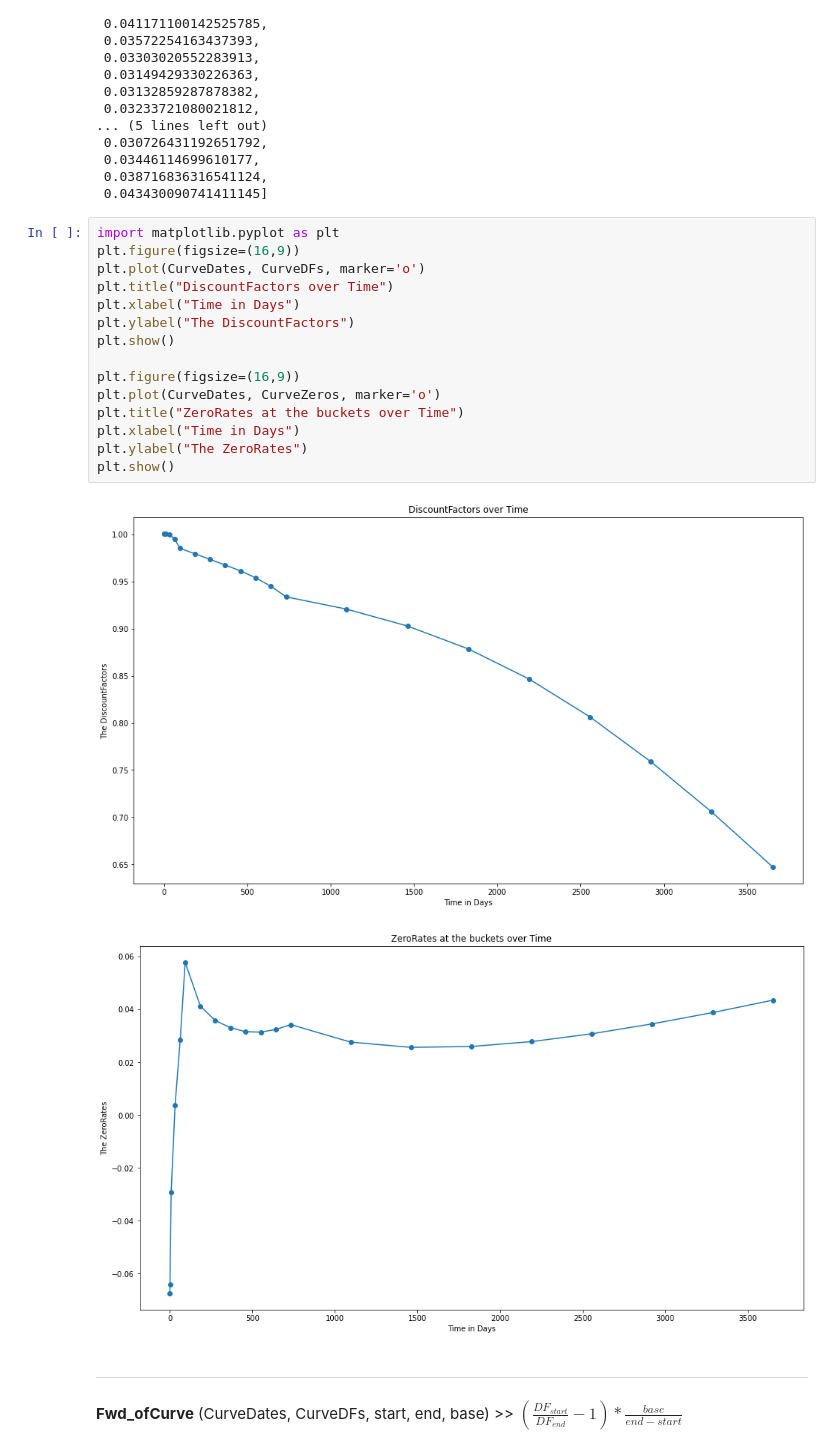
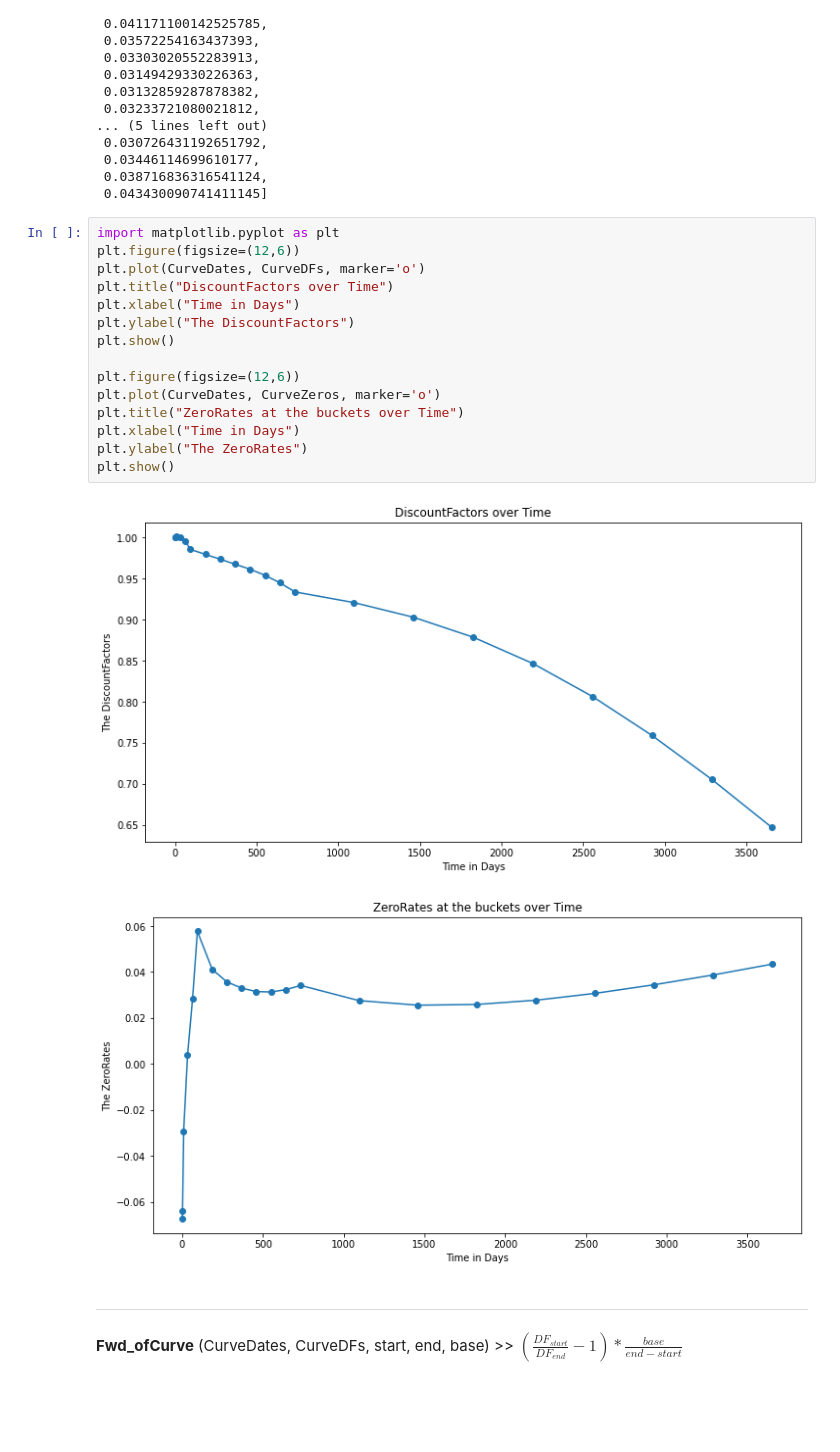
Before and after one commit to adrianphilo/finance, a Jupyter notebook: de/equbotic/finance/financeBas.ipynb, the cells around one changed output. Drawn from its saved outputs; the diff is of its cells as text; blank space fills up the shorter version.

```diff
--- a/de/equbotic/finance/financeBas.ipynb
+++ b/de/equbotic/finance/financeBas.ipynb
@@ -167,22 +167,22 @@ CurveZeros
  0.043430090741411145]
 # %%
 import matplotlib.pyplot as plt
-plt.figure(figsize=(16,9))
+plt.figure(figsize=(12,6))
 plt.plot(CurveDates, CurveDFs, marker='o')
 plt.title("DiscountFactors over Time")
 plt.xlabel("Time in Days")
 plt.ylabel("The DiscountFactors")
 plt.show()
 
-plt.figure(figsize=(16,9))
+plt.figure(figsize=(12,6))
 plt.plot(CurveDates, CurveZeros, marker='o')
 plt.title("ZeroRates at the buckets over Time")
 plt.xlabel("Time in Days")
 plt.ylabel("The ZeroRates")
 plt.show()
 # %% [output]
-[figure, old version]
+[figure, new version]
-[figure, old version]
+[figure, new version]
 # %% [markdown]
 ---
 **Fwd_ofCurve** (CurveDates, CurveDFs, start, end, base) >> $ ( \frac {DF_{start}}{DF_{end}} -1 ) * \frac {base}{end - start}$
```
Also changed, not shown: parts of 5 cells of this notebook.
